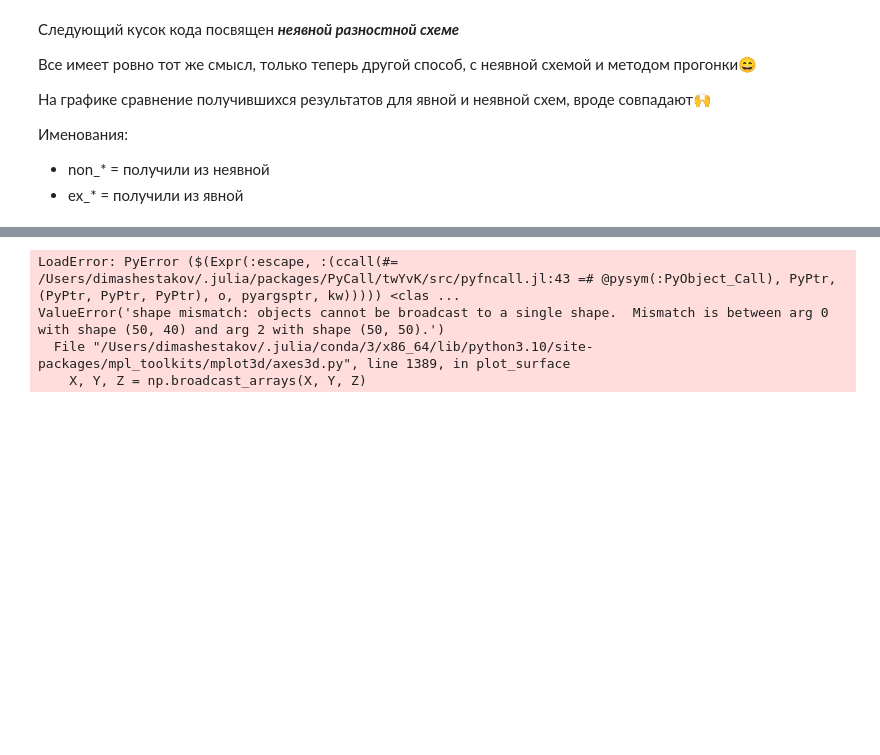
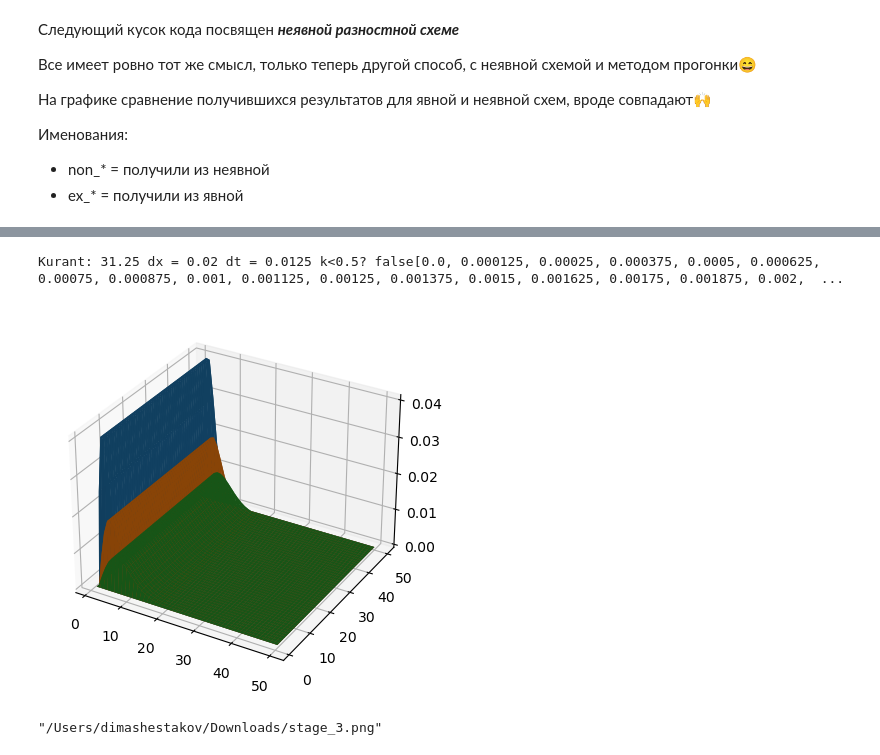
Before and after one commit to tekerinkin/study_2022-2023_mathmod, a Jupyter notebook: project-group/stage3/Untitled.ipynb, the cells around one changed output, grey strips where cells are left out. Saved outputs shown, nothing was run; the diff lists cells and outputs as text; code cells hidden in the pictures; blank space fills up the shorter version.

```diff
--- a/project-group/stage3/Untitled.ipynb
+++ b/project-group/stage3/Untitled.ipynb
@@ -140,35 +152,51 @@ p = plot!(X, Ans4[:,40], lab = "10s", title = "Явная схема с хим.
 # %%
-function linexplicit2D(Nx = 50, Ny = 50, Nt = 40; tlmt = 0.1)
+startcond = x-> sin(3*pi*x/2) # начальное условие
+bordrcond = x-> 0. # условие на границе
+D(u) =  0.011
+
+function linexplicit1(Nx = 50, Ny = 50, Nt = 40; tlmt = 0.01)
     dx = 1/Nx
     dy = 1/Ny
     dt = tlmt/Nt
-    r = dt/(dx*dx)
+    k = dt/(dx*dx)
 
     x = [i for i in range(0, length = Nx, step = dx)]
+    y = [i for i in range(0,length = Ny, step = dy)]
     t = [i for i in range(0, length = Nt, step = dt)]
-    U = zeros(Nx, Ny, Nt)
+    U = zeros(Nx,Ny,Nt)
     N = zeros(Nx, Nt)
 
     N[:, 1] = startcond_N.(x)
 
+    for i = 2:Nx-1, y = 2:Ny - 1
+        U[i, y, 1] = startcond(i)
+    end
 
-    U[:,:,1] .= 1
-    U[1,1,:] = U[Nt,Nt,:] .= 0
+    U[1,1,:] = U[Nt, Nt, :] .= 0
 
+    for j = 1:Nt-1, i = 2:Nx-1, y = 2:Ny-1
+        U[i, y, j+1] = U[i,y,j]*(1-2*k*D( U[i,y,j] )) + k*U[i-1,y,j]*D( U[i-1,y,j] ) + k*U[i+1,y,j]*D( U[i+1,y,j])
+             + k*U[i,y-1,j]*D(U[i,y-1,j]) + k*U[i,y+1,j]*D(U[i,y+1,j])- ΔN(U[i, y,j], N[i, j], dt)
+         N[i, j+1] = N[i, j] - ΔN(U[i, y,j], N[i, j], dt)
 
-    for j = 1:Nt-1, i = 2:Nx-1, k = 2:Ny - 1
-        U[i, k, j+1] = U[i,k,j]*(1-2*r*D( U[i,k,j])) + r*U[i-1,k,j]*D( U[i-1,k,j] ) + r*U[i+1,k,j]*D( U[i+1,k,j])  +r*U[i,k-1,j]*D( U[i,k-1,j] ) + r*U[i,k+1,j]*D( U[i,k+1,j]) - ΔN(U[i, k, j], N[i, j], dt)
-        N[i, j+1] = N[i, j] - ΔN(U[i, k, j], N[i, j], dt)
     end
-    t, x, U
+    t, x, y, U
 end
 
-t5, X5, Ans5 = linexplicit2D(tlmt = 10)
+ΔN(u, n, t) = (-n/τ(n)) * exp(-E/u) * t
+E = 6
+τ(n) = 1
 
-using PyPlot
-surf(t5, X5, Ans5[:,:,1])
+t, X, Y, Ans_1 = linexplicit1( tlmt = 0.5)
+
+print(t1)
+
+surf(Ans_1[:,:,10])
+surf(Ans_1[:,:,20])
+surf(Ans_1[:,:,40])
+
+Plots.savefig("~/Downloads/stage_3.png")
 # %% [output]
-LoadError: PyError ($(Expr(:escape, :(ccall(#= /Users/dimashestakov/.julia/packages/PyCall/twYvK/src/pyfncall.jl:43 =# @pysym(:PyObject_Call), PyPtr, (PyPtr, PyPtr, PyPtr), o, pyargsptr, kw))))) <clas ...
-ValueError('shape mismatch: objects cannot be broadcast to a single shape.  Mismatch is between arg 0 with shape (50, 40) and arg 2 with shape (50, 50).')
-  File "/Users/dimashestakov/.julia/conda/3/x86_64/lib/python3.10/site-packages/mpl_toolkits/mplot3d/axes3d.py", line 1389, in plot_surface
-    X, Y, Z = np.broadcast_arrays(X, Y, Z)
+Kurant: 31.25 dx = 0.02 dt = 0.0125 k<0.5? false[0.0, 0.000125, 0.00025, 0.000375, 0.0005, 0.000625, 0.00075, 0.000875, 0.001, 0.001125, 0.00125, 0.001375, 0.0015, 0.001625, 0.00175, 0.001875, 0.002,  ...
+[figure, added]
+"/Users/dimashestakov/Downloads/stage_3.png"
```
Also changed, not shown: parts of 5 cells of this notebook, 29 other files.
